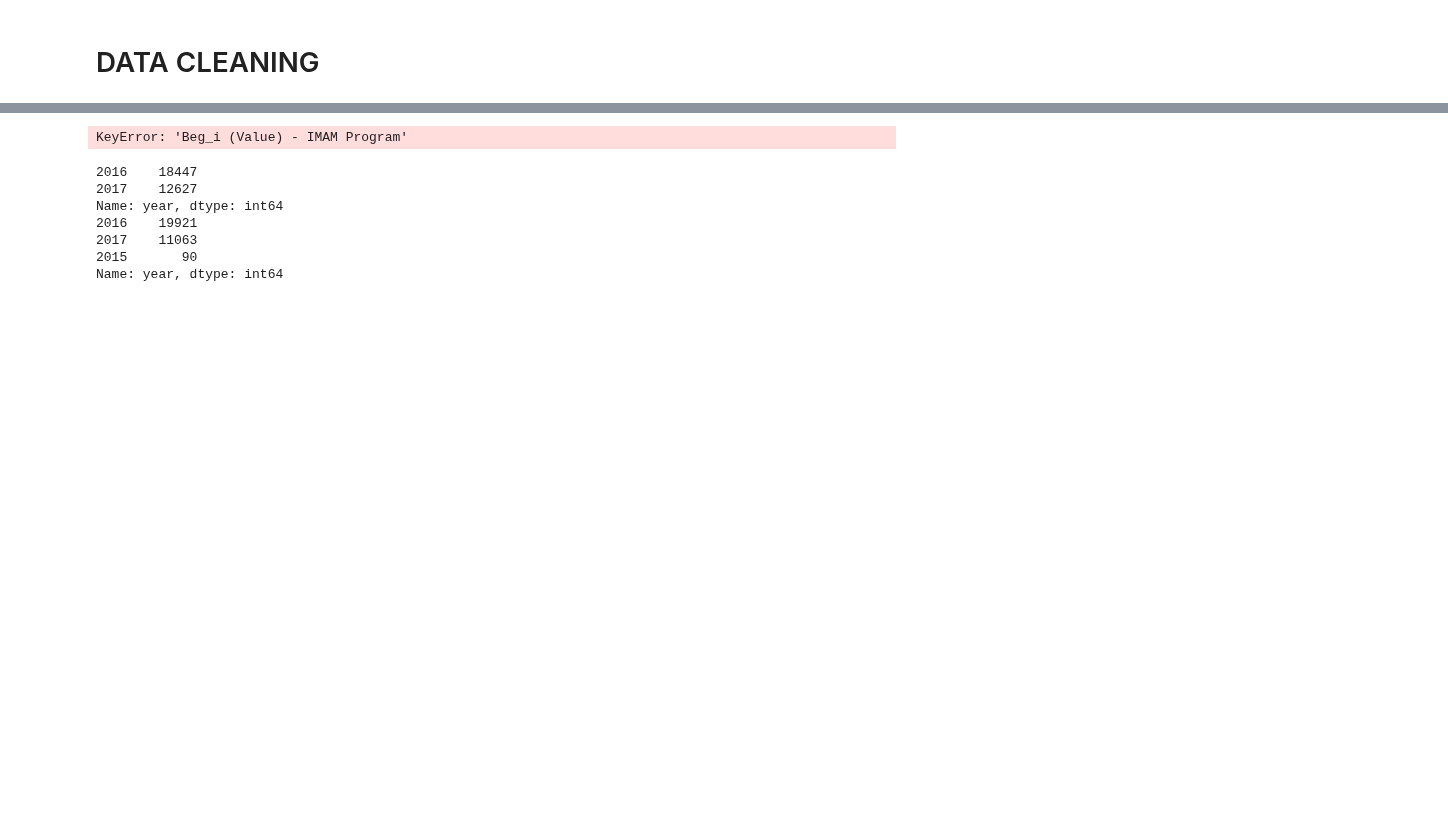
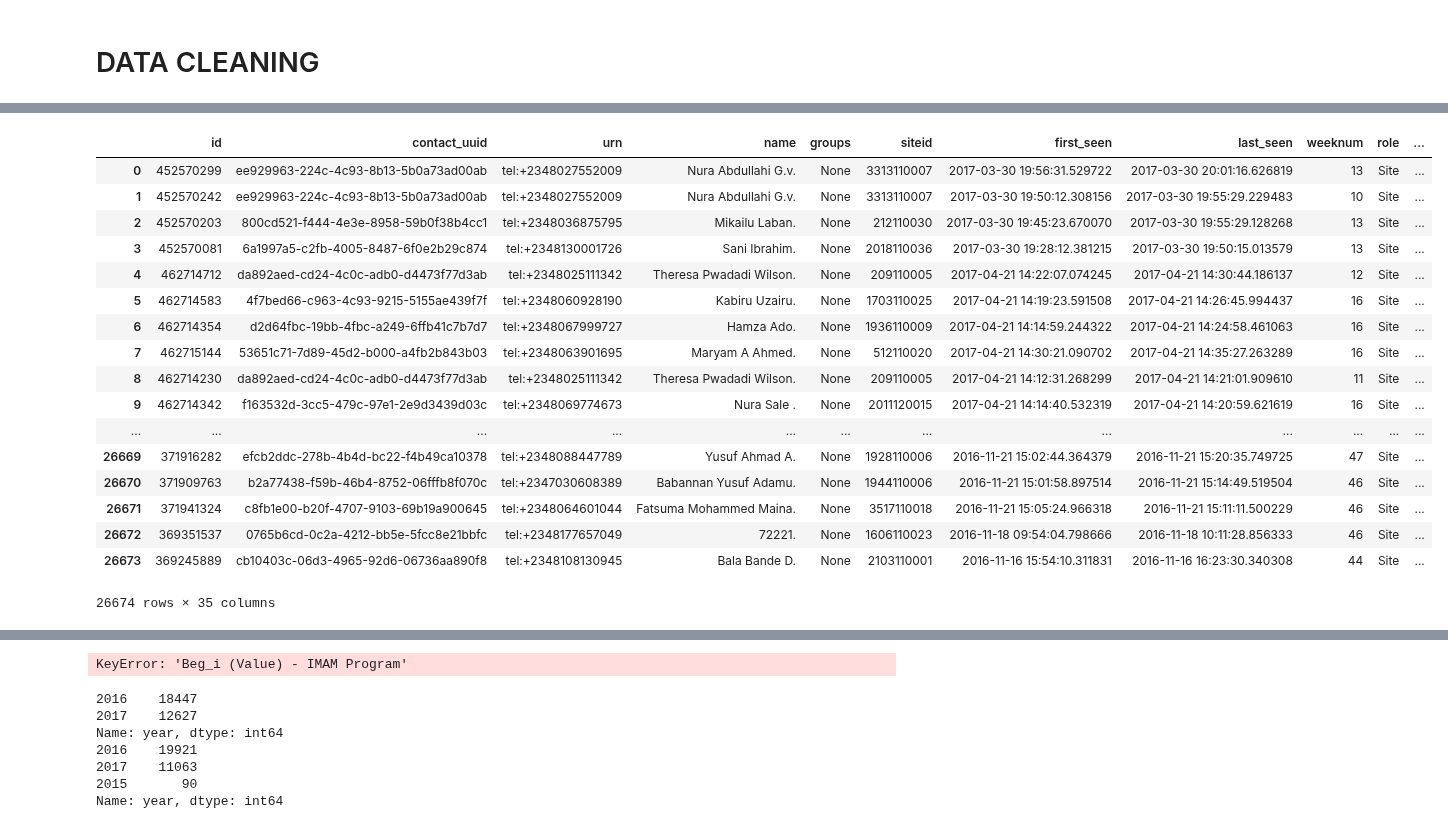
Before and after one commit to RobertJohnston/IMAM, a Jupyter notebook: Data Cleaning.ipynb, the cells around one changed output, grey strips where cells are left out. Saved outputs shown, nothing was run; the diff lists cells and outputs as text; code cells hidden in the pictures; blank space fills up the shorter version.

```diff
--- a/Data Cleaning.ipynb
+++ b/Data Cleaning.ipynb
@@ -50,0 +51,44 @@ df_raw
+# %%
+def assign_state_lga_num(dataframe):
+    # Create state_num and LGA_num
+
+    for site in dataframe.siteid:
+
+        # Implementation and LGA level
+        if len(str(site)) == 9 or len(str(site)) == 3:
+            dataframe.state_num = int(str(site)[:1])
+            dataframe.lga_num = int(str(site)[:3])
+        elif len(str(site)) == 10 or len(str(site)) == 4:
+            dataframe.state_num = int(str(site)[:2])
+            dataframe.lga_num = int(str(site)[:4])
+
+        # State level
+        elif len(str(site)) == 1 or len(str(site)) == 2:
+            dataframe.state_num = int(site)
+            dataframe.lga_num = None
+        else:
+            raise Exception()
+
+    return dataframe
+# %%
+assign_state_lga_num(df_raw)
+df_raw
+# %% [output]
+|  | id | contact_uuid | urn | name | groups | siteid | first_seen | last_seen | weeknum | role | ... |
+| 0 | 452570299 | ee929963-224c-4c93-8b13-5b0a73ad00ab | tel:+2348027552009 | Nura Abdullahi G.v. | None | 3313110007 | 2017-03-30 19:56:31.529722 | 2017-03-30 20:01:16.626819 | 13 | Site | ... |
+| 1 | 452570242 | ee929963-224c-4c93-8b13-5b0a73ad00ab | tel:+2348027552009 | Nura Abdullahi G.v. | None | 3313110007 | 2017-03-30 19:50:12.308156 | 2017-03-30 19:55:29.229483 | 10 | Site | ... |
+| 2 | 452570203 | 800cd521-f444-4e3e-8958-59b0f38b4cc1 | tel:+2348036875795 | Mikailu Laban. | None | 212110030 | 2017-03-30 19:45:23.670070 | 2017-03-30 19:55:29.128268 | 13 | Site | ... |
+| 3 | 452570081 | 6a1997a5-c2fb-4005-8487-6f0e2b29c874 | tel:+2348130001726 | Sani Ibrahim. | None | 2018110036 | 2017-03-30 19:28:12.381215 | 2017-03-30 19:50:15.013579 | 13 | Site | ... |
+| 4 | 462714712 | da892aed-cd24-4c0c-adb0-d4473f77d3ab | tel:+2348025111342 | Theresa Pwadadi Wilson. | None | 209110005 | 2017-04-21 14:22:07.074245 | 2017-04-21 14:30:44.186137 | 12 | Site | ... |
+| 5 | 462714583 | 4f7bed66-c963-4c93-9215-5155ae439f7f | tel:+2348060928190 | Kabiru Uzairu. | None | 1703110025 | 2017-04-21 14:19:23.591508 | 2017-04-21 14:26:45.994437 | 16 | Site | ... |
+| 6 | 462714354 | d2d64fbc-19bb-4fbc-a249-6ffb41c7b7d7 | tel:+2348067999727 | Hamza Ado. | None | 1936110009 | 2017-04-21 14:14:59.244322 | 2017-04-21 14:24:58.461063 | 16 | Site | ... |
+| 7 | 462715144 | 53651c71-7d89-45d2-b000-a4fb2b843b03 | tel:+2348063901695 | Maryam A Ahmed. | None | 512110020 | 2017-04-21 14:30:21.090702 | 2017-04-21 14:35:27.263289 | 16 | Site | ... |
+| 8 | 462714230 | da892aed-cd24-4c0c-adb0-d4473f77d3ab | tel:+2348025111342 | Theresa Pwadadi Wilson. | None | 209110005 | 2017-04-21 14:12:31.268299 | 2017-04-21 14:21:01.909610 | 11 | Site | ... |
+| 9 | 462714342 | f163532d-3cc5-479c-97e1-2e9d3439d03c | tel:+2348069774673 | Nura Sale . | None | 2011120015 | 2017-04-21 14:14:40.532319 | 2017-04-21 14:20:59.621619 | 16 | Site | ... |
+| ... | ... | ... | ... | ... | ... | ... | ... | ... | ... | ... | ... |
+| 26669 | 371916282 | efcb2ddc-278b-4b4d-bc22-f4b49ca10378 | tel:+2348088447789 | Yusuf Ahmad A. | None | 1928110006 | 2016-11-21 15:02:44.364379 | 2016-11-21 15:20:35.749725 | 47 | Site | ... |
+| 26670 | 371909763 | b2a77438-f59b-46b4-8752-06fffb8f070c | tel:+2347030608389 | Babannan Yusuf Adamu. | None | 1944110006 | 2016-11-21 15:01:58.897514 | 2016-11-21 15:14:49.519504 | 46 | Site | ... |
+| 26671 | 371941324 | c8fb1e00-b20f-4707-9103-69b19a900645 | tel:+2348064601044 | Fatsuma Mohammed Maina. | None | 3517110018 | 2016-11-21 15:05:24.966318 | 2016-11-21 15:11:11.500229 | 46 | Site | ... |
+| 26672 | 369351537 | 0765b6cd-0c2a-4212-bb5e-5fcc8e21bbfc | tel:+2348177657049 | 72221. | None | 1606110023 | 2016-11-18 09:54:04.798666 | 2016-11-18 10:11:28.856333 | 46 | Site | ... |
+| 26673 | 369245889 | cb10403c-06d3-4965-92d6-06736aa890f8 | tel:+2348108130945 | Bala Bande D. | None | 2103110001 | 2016-11-16 15:54:10.311831 | 2016-11-16 16:23:30.340308 | 44 | Site | ... |
+26674 rows × 35 columns
```
Also changed, not shown: parts of 3 cells of this notebook, 2 other files.
